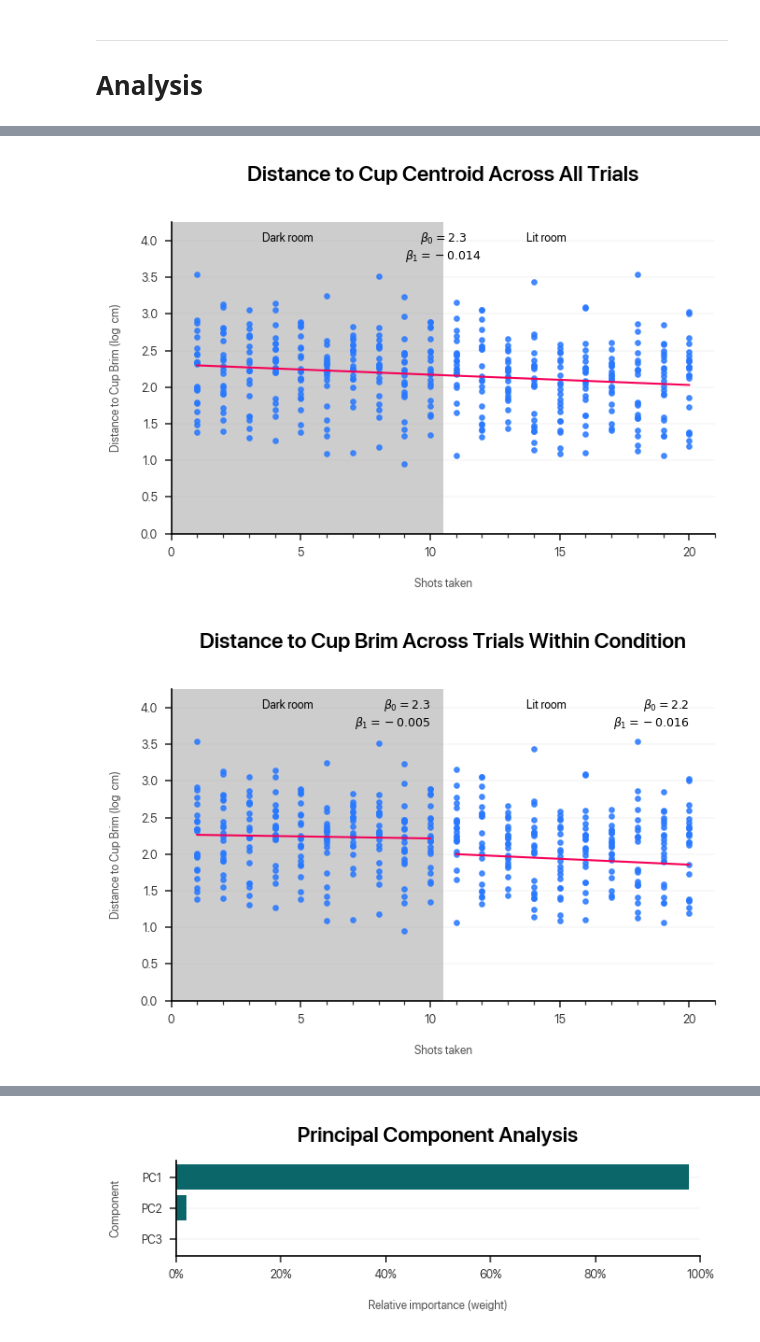
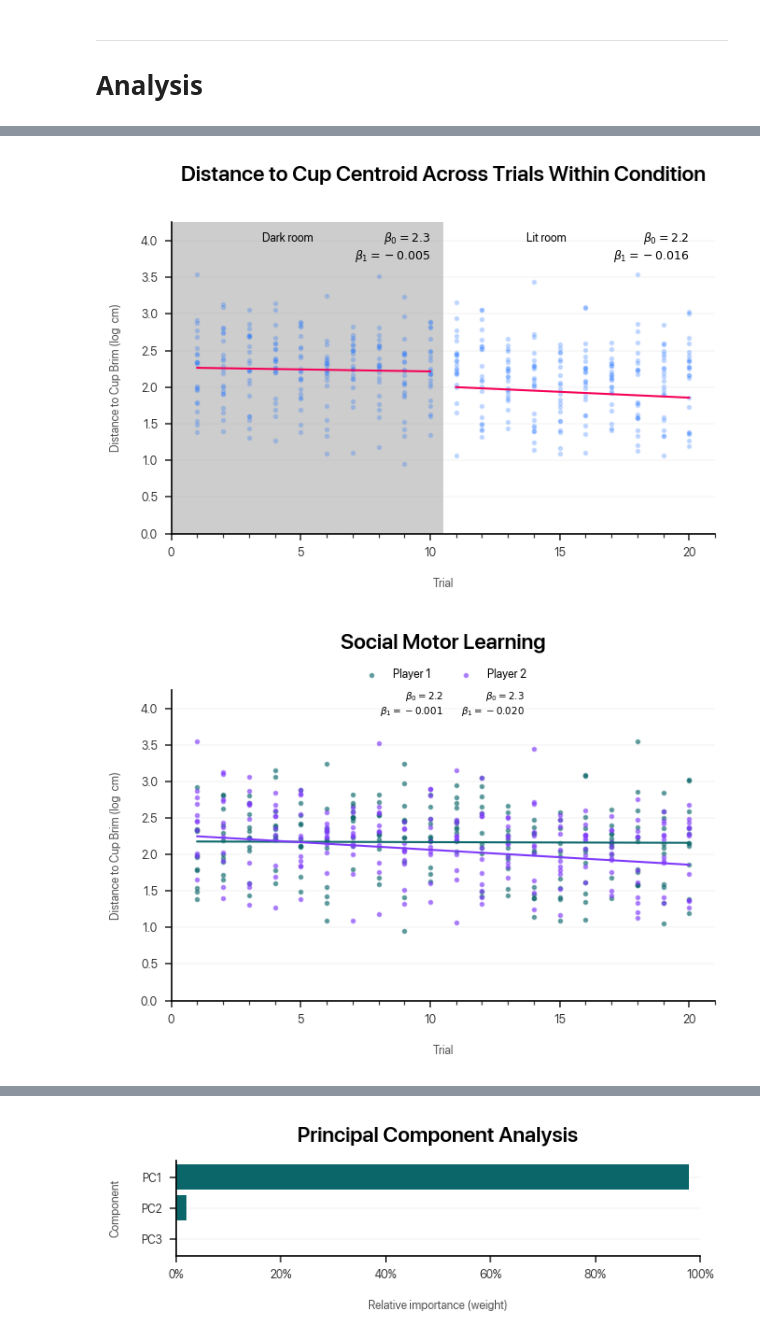
Before and after one commit to dlundgaard/BeerPongMastery, a Jupyter notebook: Analysis/analysis.ipynb, the cells around one changed output, grey strips where cells are left out. Saved outputs shown, nothing was run; the diff lists cells and outputs as text; code cells hidden in the pictures.

```diff
--- a/Analysis/analysis.ipynb
+++ b/Analysis/analysis.ipynb
@@ -427,7 +427,7 @@ def summarize_data():
                 session_summaries.append({
                     "Session": session,
                     "Player": player_id,
-                    "Condition": condition,
+                    "Condition": "Dark room" if condition == "Darkness" else "Lit room",
                     "Trial": trial,
                     "CompletedThrows": trial if condition == "Darkness" else trial + 10,
                     "Outcome": "Hit" if trial_data.outcome else "Miss",
@@ -493,14 +493,16 @@ plt.tight_layout()
 # %%
-OUTCOME = OUTCOME_VAR = "BallCentroidDistanceAtBrimPlane"
+OUTCOME = "BallCentroidDistanceAtBrimPlane"
 
 TRANSFORMATION = "log"
 if TRANSFORMATION:
     OUTCOME_VAR = TRANSFORMATION.capitalize() + OUTCOME
     summary[OUTCOME_VAR] = np.log(summary[OUTCOME])
+else:
+    OUTCOME_VAR = OUTCOME
 
 def decorate(title):
     plt.title(title + "\n")
-    plt.xlabel("Shots taken")
+    plt.xlabel("Trial")
     plt.ylabel(f"Distance to Cup Brim ({TRANSFORMATION + ' ' if TRANSFORMATION else ''} cm)")
     plt.xlim((0, 21))
     plt.ylim((0, 1.2 * summary[OUTCOME_VAR].max()))
@@ -516,7 +518,7 @@ def mark_condition():
         plt.gca().add_patch(patches.Rectangle((0, 0), 10.5, 100, color = "black", alpha = 0.1, linewidth = 0, zorder = -1))
 
         plt.annotate(
-            dict(Darkness = "Dark room", Daylight = "Lit room")[condition],
+            condition,
             (data["CompletedThrows"].median() - 1, 0.95),
             xycoords=("data", "axes fraction"),
             horizontalalignment = "center",
@@ -528,10 +530,9 @@ def learning_across_trials():
     plt.scatter(
         summary["CompletedThrows"],
         summary[OUTCOME_VAR],
-        s = 5,
-        label = f"Player {player_id}",
+        s = 3,
         color = "C6",
-        alpha = 0.8
+        alpha = 0.2
     )
 
     reg = linear_model.LinearRegression().fit(
@@ -561,10 +562,9 @@ def learning_across_trials_within_condition():
     plt.scatter(
         summary["CompletedThrows"],
         summary[OUTCOME_VAR],
-        s = 5,
-        label = f"Player {player_id}",
+        s = 3,
         color = "C6",
-        alpha = 0.8
+        alpha = 0.2
     )
 
     for condition, data in summary.groupby("Condition"):
@@ -589,8 +589,10 @@ def learning_across_trials_within_condition():
         )
 
     mark_condition()
-    decorate("Distance to Cup Brim Across Trials Within Condition")
+    decorate("Distance to Cup Centroid Across Trials Within Condition")
     plt.tight_layout()
+    if PERFORM_EXPORT:
+        plt.savefig(SHOWCASE_PATH.joinpath("between_stages_regression.png"), dpi = 300, bbox_inches = "tight")
 
 def learning_by_playing_order():
     plt.figure()
@@ -598,10 +600,10 @@ def learning_by_playing_order():
         plt.scatter(
             data["CompletedThrows"],
             data[OUTCOME_VAR],
-            s = 5,
+            s = 3,
             label = f"Player {player_id}",
             color = "C0" if player_id == 1 else "C2",
-            alpha = 0.8
+            alpha = 0.5
         )
 
         reg = linear_model.LinearRegression().fit(
@@ -633,9 +635,9 @@ def learning_by_playing_order():
         )
     plt.tight_layout()
 # %%
-learning_across_trials()
+# learning_across_trials()
 learning_across_trials_within_condition()
 learning_by_playing_order()
 # %% [output]
-[figure, old version]
+[figure, new version]
-[figure, old version]
+[figure, new version]
```
Also changed, not shown: parts of 3 cells of this notebook, 5 other files.
